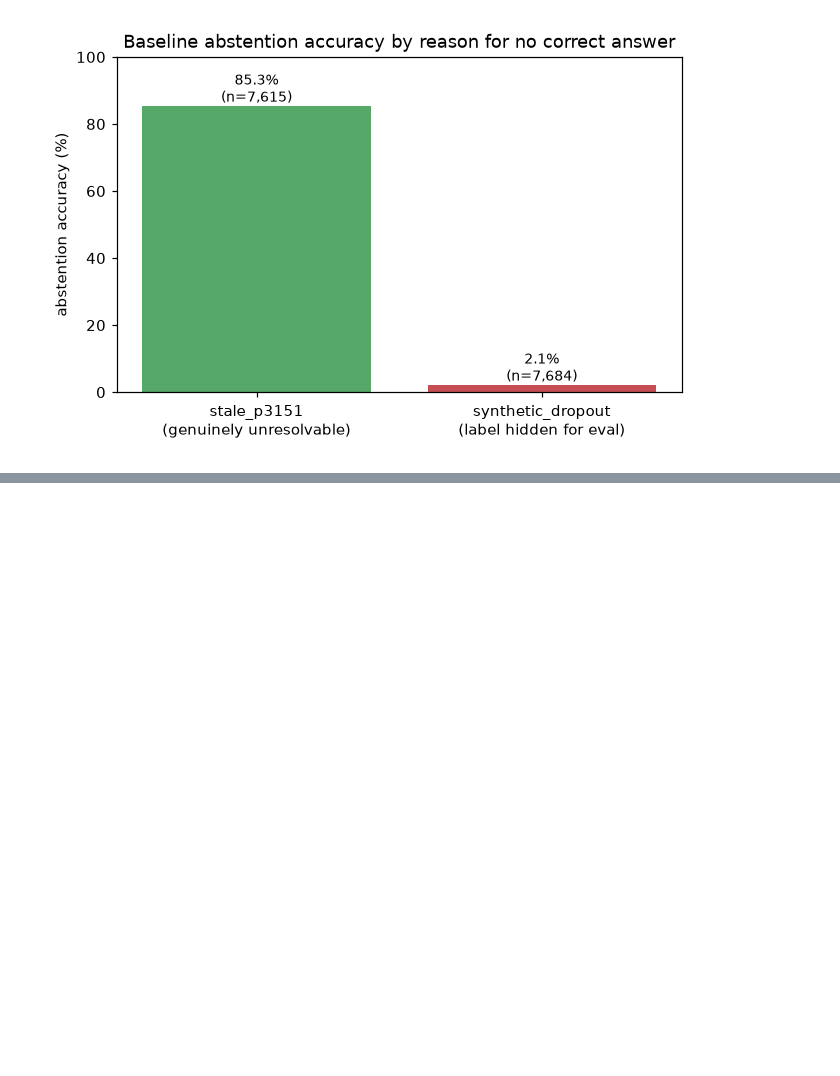
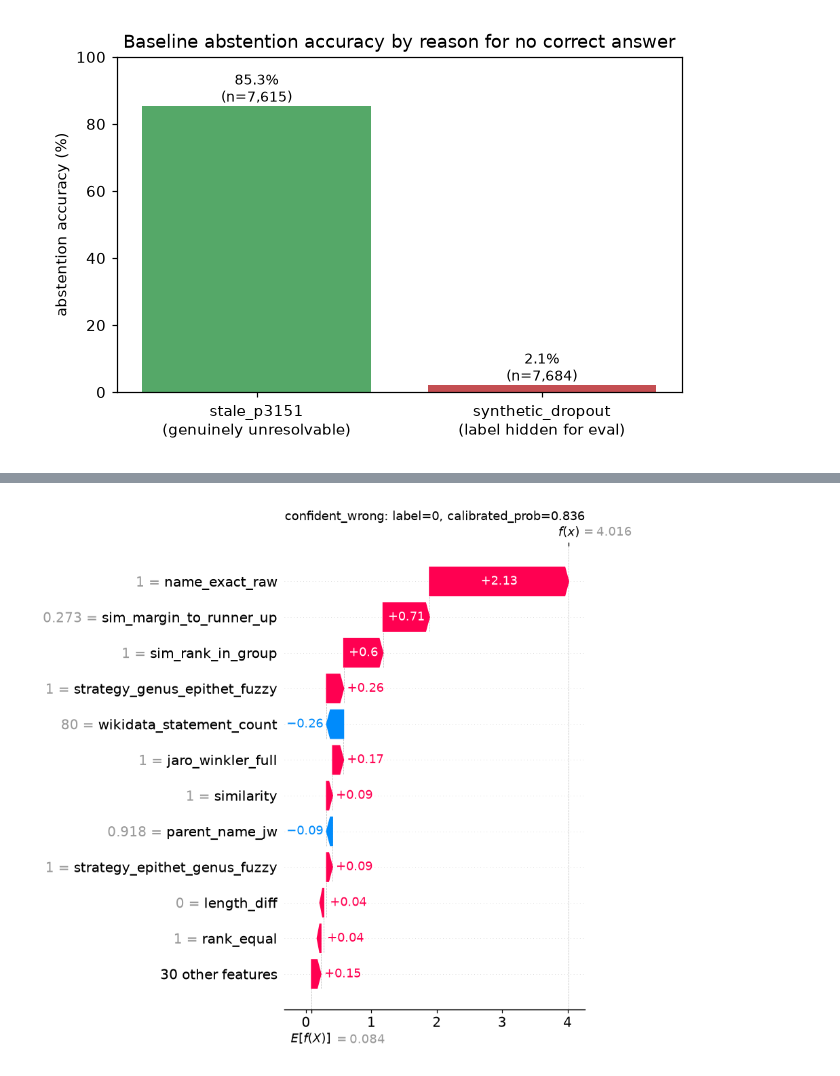
Before and after one commit to Livia-Rasp/xgboost-inat-wikidata-match, a Jupyter notebook: notebooks/01-report.ipynb, the cells around one changed output, grey strips where cells are left out. Saved outputs shown, nothing was run; the diff lists cells and outputs as text; code cells hidden in the pictures; blank space fills up the shorter version.

```diff
--- a/notebooks/01-report.ipynb
+++ b/notebooks/01-report.ipynb
@@ -630,0 +844,19 @@ plt.show()
+# %%
+import pickle
+
+calibrator = pickle.loads((DEFAULT_MODEL_DIR / "binary_calibrator.pkl").read_bytes())
+scored = features.copy()
+scored["final_raw_score"] = model.predict_proba(_prepare_X(scored))[:, 1]
+scored["final_calibrated_prob"] = calibrator.predict(scored["final_raw_score"].to_numpy())
+
+confident_wrong = scored[(scored["final_raw_score"] >= 0.95) & (scored["label"] == 0)].iloc[0]
+X_row = _prepare_X(pd.DataFrame([confident_wrong]))
+sv = explainer(X_row)
+sv.feature_names = FEATURE_COLUMNS
+plt.figure()
+shap.plots.waterfall(sv[0], show=False, max_display=12)
+plt.title(f"confident_wrong: label={confident_wrong['label']}, calibrated_prob={confident_wrong['final_calibrated_prob']:.3f}")
+plt.tight_layout()
+plt.show()
+# %% [output]
+[figure, added]
```
Also changed, not shown: parts of 17 cells of this notebook, 3 other files.
